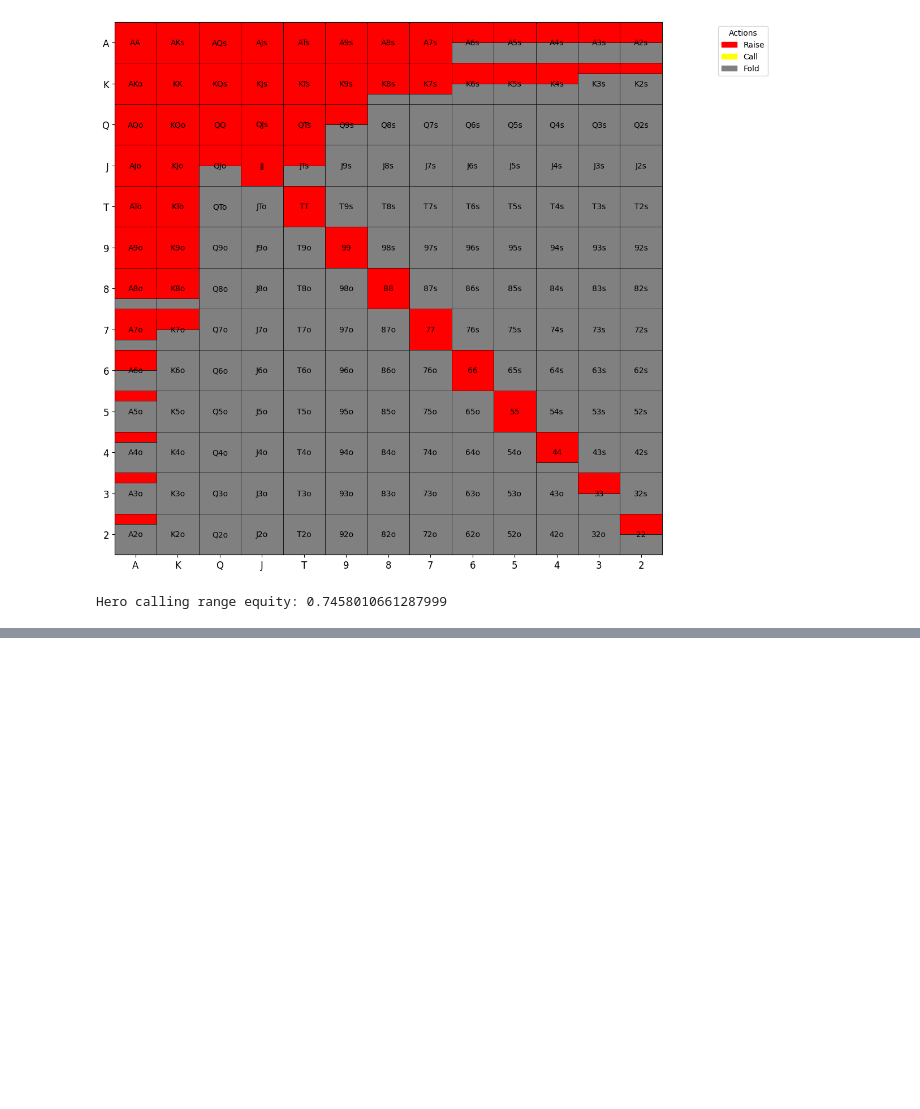
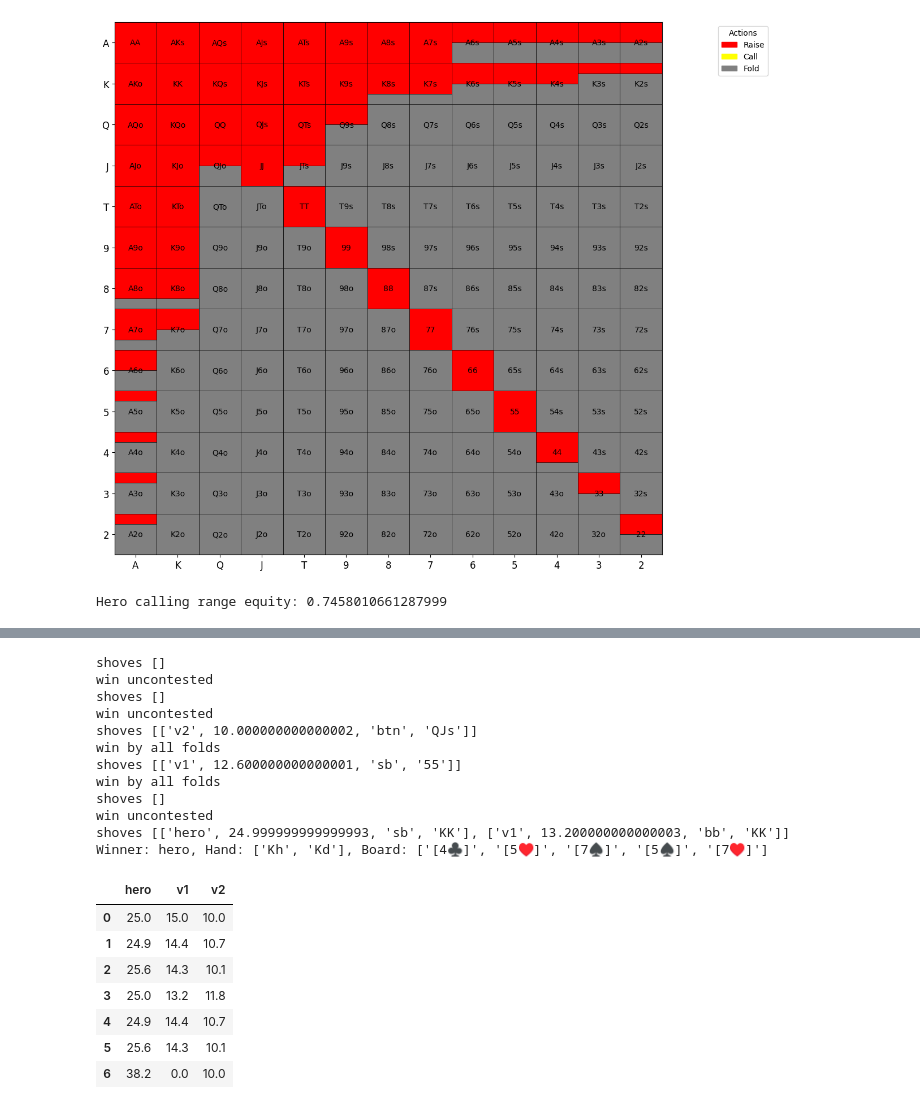
Before and after one commit to KunaalAgarwal/poker_analysis, a Jupyter notebook: src/sng_strategy.ipynb, the cells around one changed output, grey strips where cells are left out. Cells and saved outputs as stored; diff of their text form; code cells hidden in the pictures; blank space fills up the shorter version.

Commit message:
implemented simulation

```diff
--- a/src/sng_strategy.ipynb
+++ b/src/sng_strategy.ipynb
@@ -326,11 +475,59 @@ Hero calling range equity: 0.7458010661287999
+# %%
+def simulation(agents):
+    progression = []
+
+    # Initialize stacks in DataFrame after the starting stacks
+    progression.append({agent[0]: agent[1] for agent in agents})
+
+    # Continue simulation until we have exactly two players left
+    while len(agents) > 2:
+        agents = simulate_hand(agents)
+
+        # Record stack sizes after each hand
+        stacks = {agent[0]: agent[1] for agent in agents}
+
+        # Ensure all original players have entries (zero if busted)
+        for player_name in progression[0].keys():
+            if player_name not in stacks:
+                stacks[player_name] = 0
+
+        progression.append(stacks)
+
+        # Shift positions for next hand
+        agents = shift_positions(agents)
+
+    # Convert progression list into DataFrame
+    progression_df = pd.DataFrame(progression)
+    progression_df = progression_df[[agent_name for agent_name in progression[0].keys()]]  # consistent column order
+
+    return progression_df
 # %%
 # Each player is an array representing hero/villain, stack, position, and hand.
 agents = [
     ['hero', 25, 'btn', None],
     ['v1', 15, 'sb', None],
     ['v2', 10, 'bb', None]
 ]
 
-position_order = {'btn': 0, 'sb': 1, 'bb': 2}
-
-hands = range_construction.hands
+simulation(agents)
+# %% [output]
+shoves []
+win uncontested
+shoves []
+win uncontested
+shoves [['v2', 10.000000000000002, 'btn', 'QJs']]
+win by all folds
+shoves [['v1', 12.600000000000001, 'sb', '55']]
+win by all folds
+shoves []
+win uncontested
+shoves [['hero', 24.999999999999993, 'sb', 'KK'], ['v1', 13.200000000000003, 'bb', 'KK']]
+Winner: hero, Hand: ['Kh', 'Kd'], Board: ['[4♣]', '[5♥]', '[7♠]', '[5♠]', '[7♥]']
+|  | hero | v1 | v2 |
+| 0 | 25.0 | 15.0 | 10.0 |
+| 1 | 24.9 | 14.4 | 10.7 |
+| 2 | 25.6 | 14.3 | 10.1 |
+| 3 | 25.0 | 13.2 | 11.8 |
+| 4 | 24.9 | 14.4 | 10.7 |
+| 5 | 25.6 | 14.3 | 10.1 |
+| 6 | 38.2 | 0.0 | 10.0 |
```
Also changed, not shown: parts of 4 cells of this notebook.
